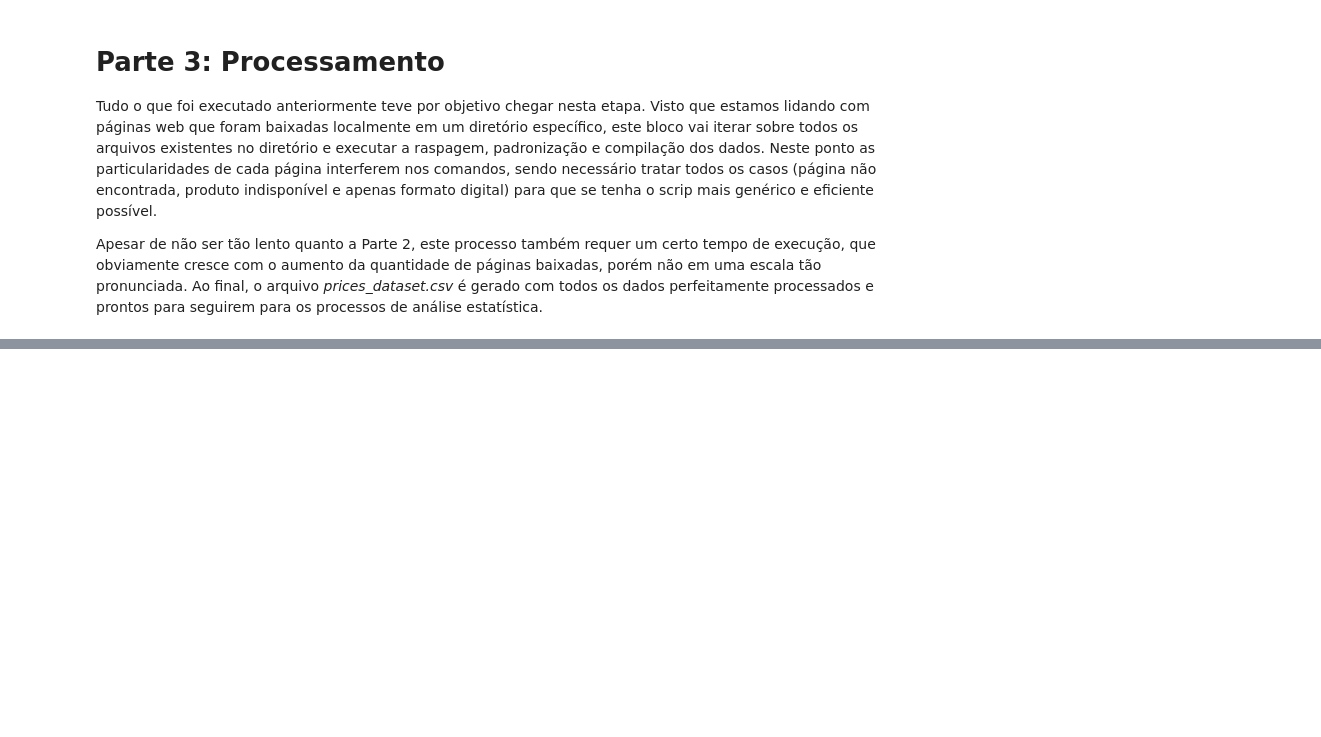
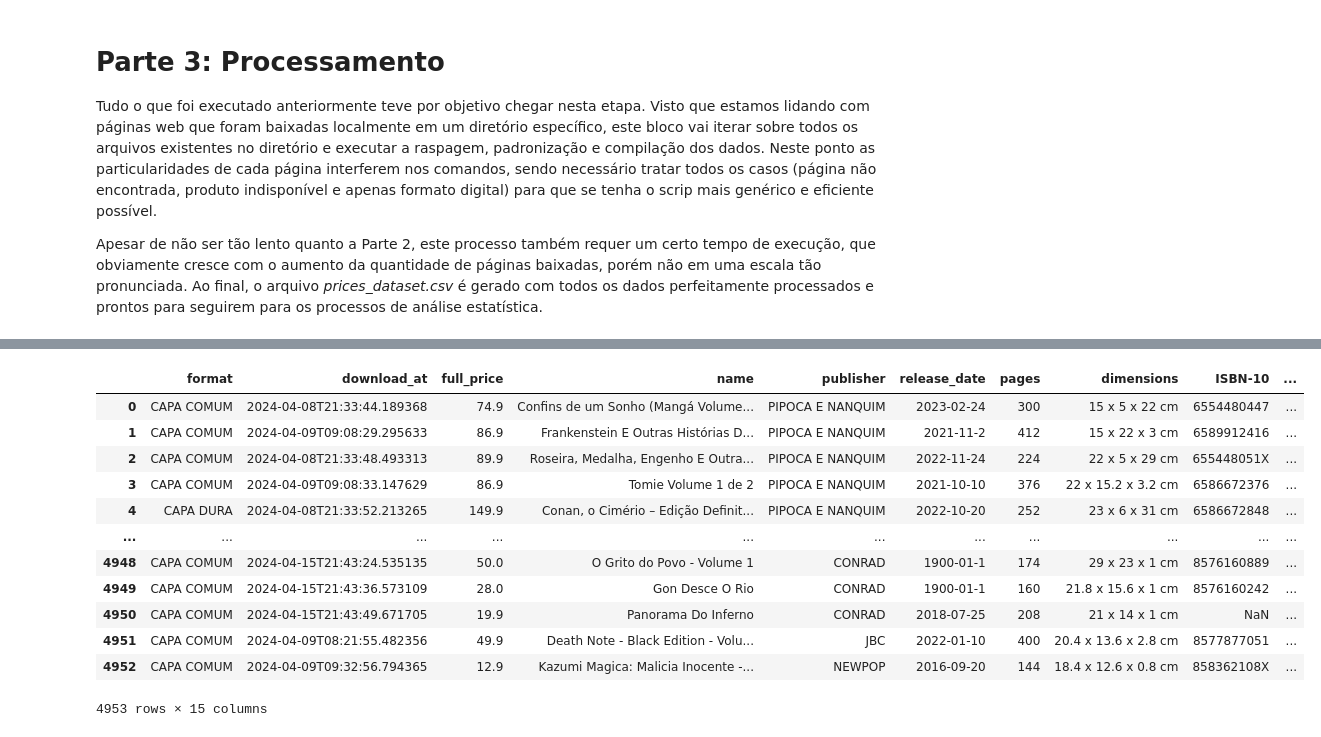
Before and after one commit to BrunoSantosPK/some_analysis, a Jupyter notebook: notebooks/extract_hq_prices_from_amazon.ipynb, the cells around one changed output, grey strips where cells are left out. Cells and saved outputs as stored; diff of their text form; code cells hidden in the pictures; blank space fills up the shorter version.

```diff
--- a/notebooks/extract_hq_prices_from_amazon.ipynb
+++ b/notebooks/extract_hq_prices_from_amazon.ipynb
@@ -151,7 +160,14 @@ for page in pages:
 
     # Algumas páginas vieram sem conteúdo, desta forma não existe motivo para
     # processá-las. Esta flag remove estas páginas da lista de execução.
-    if soup.find("title").text.strip() == "Não foi possível encontrar esta página":
+    try:
+        if soup.find("title").text.strip() in [
+            "Não foi possível encontrar esta página",
+            "Amazon.com.br",
+            "Amazon Clinic"
+        ]:
+            continue
+    except:
         continue
 
     # Verifica se é um livro digital, encontrando qual versão está selecionada na
@@ -199,9 +215,12 @@ for page in pages:
             continue
         list_data[fields[0].strip().upper()] = fields[1].strip()
 
-    # Recupera o nome editora.
+    # Recupera o nome editora, ignorando o registro caso não exista esta
+    # informação na página.
+    if "EDITORA" not in list_data.keys():
+        continue
     publisher = list_data["EDITORA"].split(";")[0].split("(")[0]
-    register["publisher"] = publisher.upper()
+    register["publisher"] = publisher.upper().strip()
 
     # Recupera a data de lançamento da edição.
     i = list_data["EDITORA"].index("(")
@@ -244,7 +263,7 @@ for page in pages:
     customer_review = None
     element = soup.find("div", {"id": "averageCustomerReviews"})
     if element is not None:
-        element = element.find("span", {"class": "a-size-base a-color-base"})
+        element = element.find("span", {"class": "a-size-base"})
         customer_review = float(element.text.strip().replace(",", "."))
     register["customers_review"] = customer_review
 
@@ -261,0 +285,40 @@ dataset.to_csv(f"{BASE_PATH}/data/hqs/prices_dataset.csv", index=False, sep="\t"
+# %%
+dataset = pd.read_csv(f"{BASE_PATH}/data/hqs/prices_dataset.csv", sep="\t")
+height, width, depth = [], [], []
+
+for i in range(0, len(dataset)):
+    h, w, d = None, None, None
+    if type(dataset["dimensions"].values[i]) == str:
+        parts = dataset["dimensions"].values[i].split("x")
+        dimensions = [
+            float(parts[0].strip()),
+            float(parts[1].strip()),
+            float(re.findall("[0-9|.]+", parts[2])[0])
+        ]
+        dimensions.sort(reverse=True)
+
+    height.append(dimensions[0])
+    width.append(dimensions[1])
+    depth.append(dimensions[2])
+
+dataset["height"] = height
+dataset["width"] = width
+dataset["depth"] = depth
+
+dataset.to_csv(f"{BASE_PATH}/data/hqs/prices_dataset.csv", index=False, sep="\t")
+# %%
+dataset
+# %% [output]
+|  | format | download_at | full_price | name | publisher | release_date | pages | dimensions | ISBN-10 | ... |
+| 0 | CAPA COMUM | 2024-04-08T21:33:44.189368 | 74.9 | Confins de um Sonho (Mangá Volume... | PIPOCA E NANQUIM | 2023-02-24 | 300 | 15 x 5 x 22 cm | 6554480447 | ... |
+| 1 | CAPA COMUM | 2024-04-09T09:08:29.295633 | 86.9 | Frankenstein E Outras Histórias D... | PIPOCA E NANQUIM | 2021-11-2 | 412 | 15 x 22 x 3 cm | 6589912416 | ... |
+| 2 | CAPA COMUM | 2024-04-08T21:33:48.493313 | 89.9 | Roseira, Medalha, Engenho E Outra... | PIPOCA E NANQUIM | 2022-11-24 | 224 | 22 x 5 x 29 cm | 655448051X | ... |
+| 3 | CAPA COMUM | 2024-04-09T09:08:33.147629 | 86.9 | Tomie Volume 1 de 2 | PIPOCA E NANQUIM | 2021-10-10 | 376 | 22 x 15.2 x 3.2 cm | 6586672376 | ... |
+| 4 | CAPA DURA | 2024-04-08T21:33:52.213265 | 149.9 | Conan, o Cimério – Edição Definit... | PIPOCA E NANQUIM | 2022-10-20 | 252 | 23 x 6 x 31 cm | 6586672848 | ... |
+| ... | ... | ... | ... | ... | ... | ... | ... | ... | ... | ... |
+| 4948 | CAPA COMUM | 2024-04-15T21:43:24.535135 | 50.0 | O Grito do Povo - Volume 1 | CONRAD | 1900-01-1 | 174 | 29 x 23 x 1 cm | 8576160889 | ... |
+| 4949 | CAPA COMUM | 2024-04-15T21:43:36.573109 | 28.0 | Gon Desce O Rio | CONRAD | 1900-01-1 | 160 | 21.8 x 15.6 x 1 cm | 8576160242 | ... |
+| 4950 | CAPA COMUM | 2024-04-15T21:43:49.671705 | 19.9 | Panorama Do Inferno | CONRAD | 2018-07-25 | 208 | 21 x 14 x 1 cm | NaN | ... |
+| 4951 | CAPA COMUM | 2024-04-09T08:21:55.482356 | 49.9 | Death Note - Black Edition - Volu... | JBC | 2022-01-10 | 400 | 20.4 x 13.6 x 2.8 cm | 8577877051 | ... |
+| 4952 | CAPA COMUM | 2024-04-09T09:32:56.794365 | 12.9 | Kazumi Magica: Malicia Inocente -... | NEWPOP | 2016-09-20 | 144 | 18.4 x 12.6 x 0.8 cm | 858362108X | ... |
+4953 rows × 15 columns
```
Also changed, not shown: parts of 4 cells of this notebook, 10 other files.
